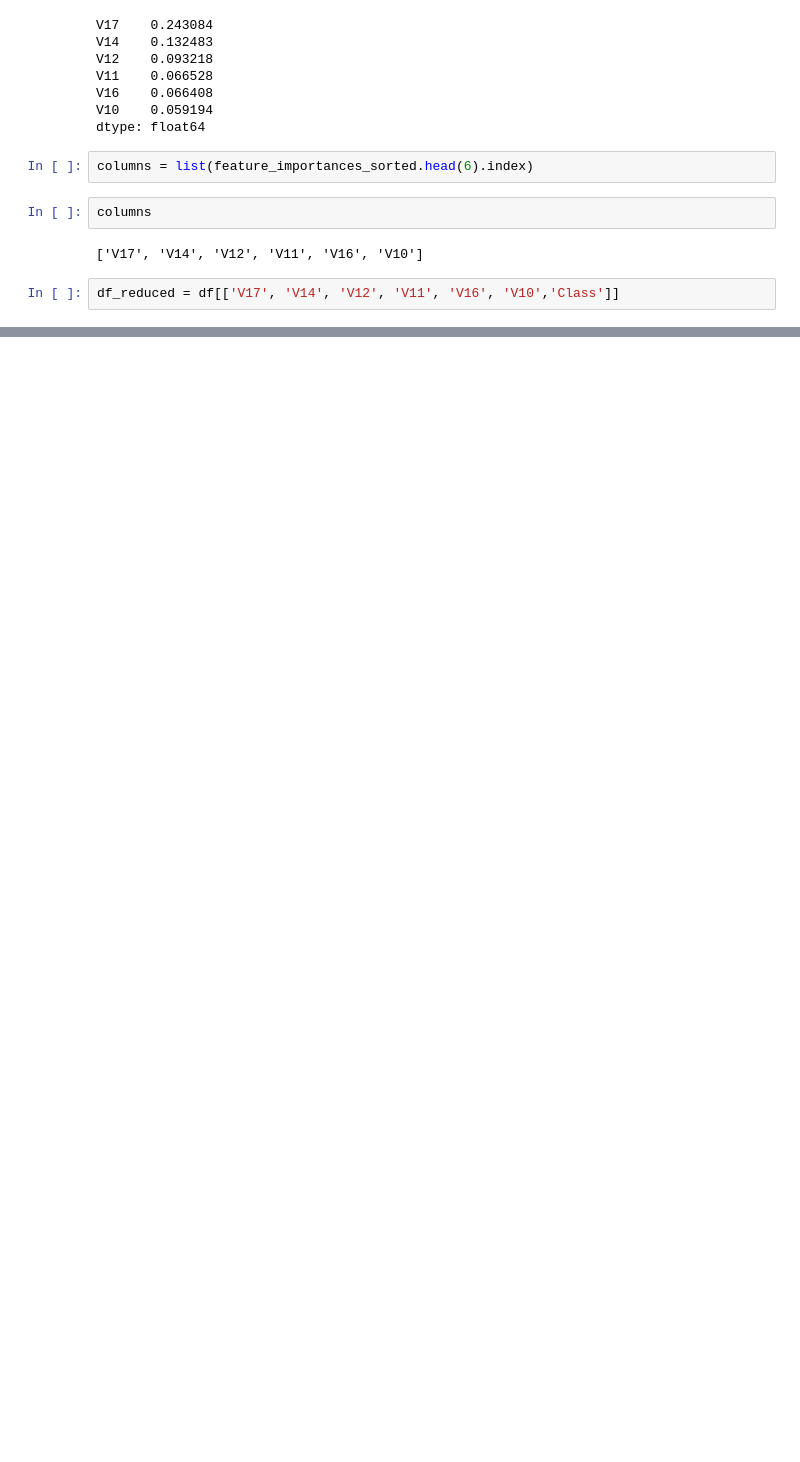
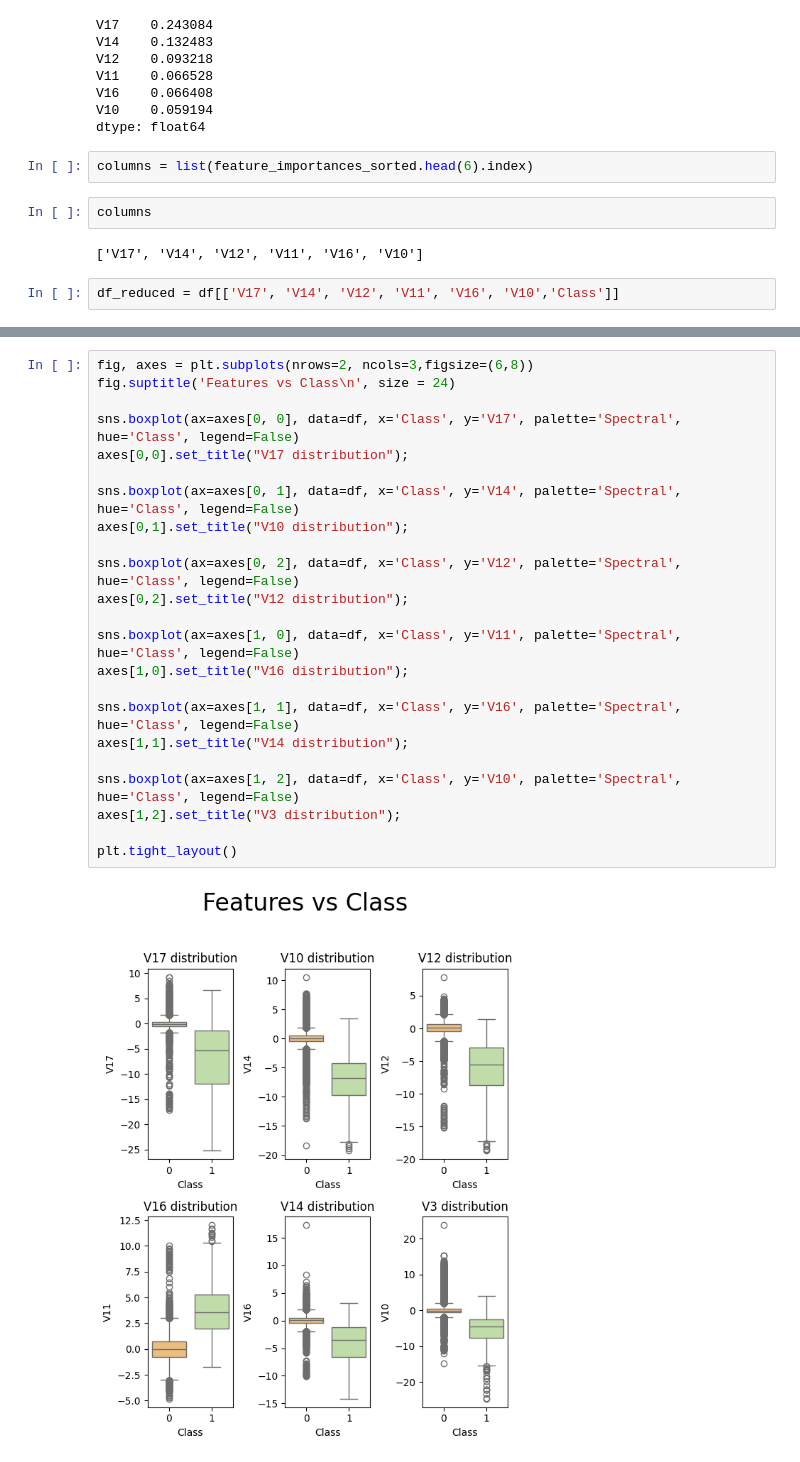
Before and after one commit to gomezgaston/ML-fraudprevention, a Jupyter notebook: EDA+Feature_selection.ipynb, the cells around one changed output, grey strips where cells are left out. Drawn from its saved outputs; the diff is of its cells as text; blank space fills up the shorter version.

```diff
--- a/Feature_selection.ipynb
+++ b/EDA+Feature_selection.ipynb
@@ -192,0 +245,25 @@ df_reduced.to_csv("fraud_reduced.csv")
+# %%
+fig, axes = plt.subplots(nrows=2, ncols=3,figsize=(6,8))
+fig.suptitle('Features vs Class\n', size = 24)
+
+sns.boxplot(ax=axes[0, 0], data=df, x='Class', y='V17', palette='Spectral', hue='Class', legend=False)
+axes[0,0].set_title("V17 distribution");
+
+sns.boxplot(ax=axes[0, 1], data=df, x='Class', y='V14', palette='Spectral', hue='Class', legend=False)
+axes[0,1].set_title("V10 distribution");
+
+sns.boxplot(ax=axes[0, 2], data=df, x='Class', y='V12', palette='Spectral', hue='Class', legend=False)
+axes[0,2].set_title("V12 distribution");
+
+sns.boxplot(ax=axes[1, 0], data=df, x='Class', y='V11', palette='Spectral', hue='Class', legend=False)
+axes[1,0].set_title("V16 distribution");
+
+sns.boxplot(ax=axes[1, 1], data=df, x='Class', y='V16', palette='Spectral', hue='Class', legend=False)
+axes[1,1].set_title("V14 distribution");
+
+sns.boxplot(ax=axes[1, 2], data=df, x='Class', y='V10', palette='Spectral', hue='Class', legend=False)
+axes[1,2].set_title("V3 distribution");
+
+plt.tight_layout()
+# %% [output]
+[figure, added]
```
Also changed, not shown: parts of 19 cells of this notebook, 20 other files.
